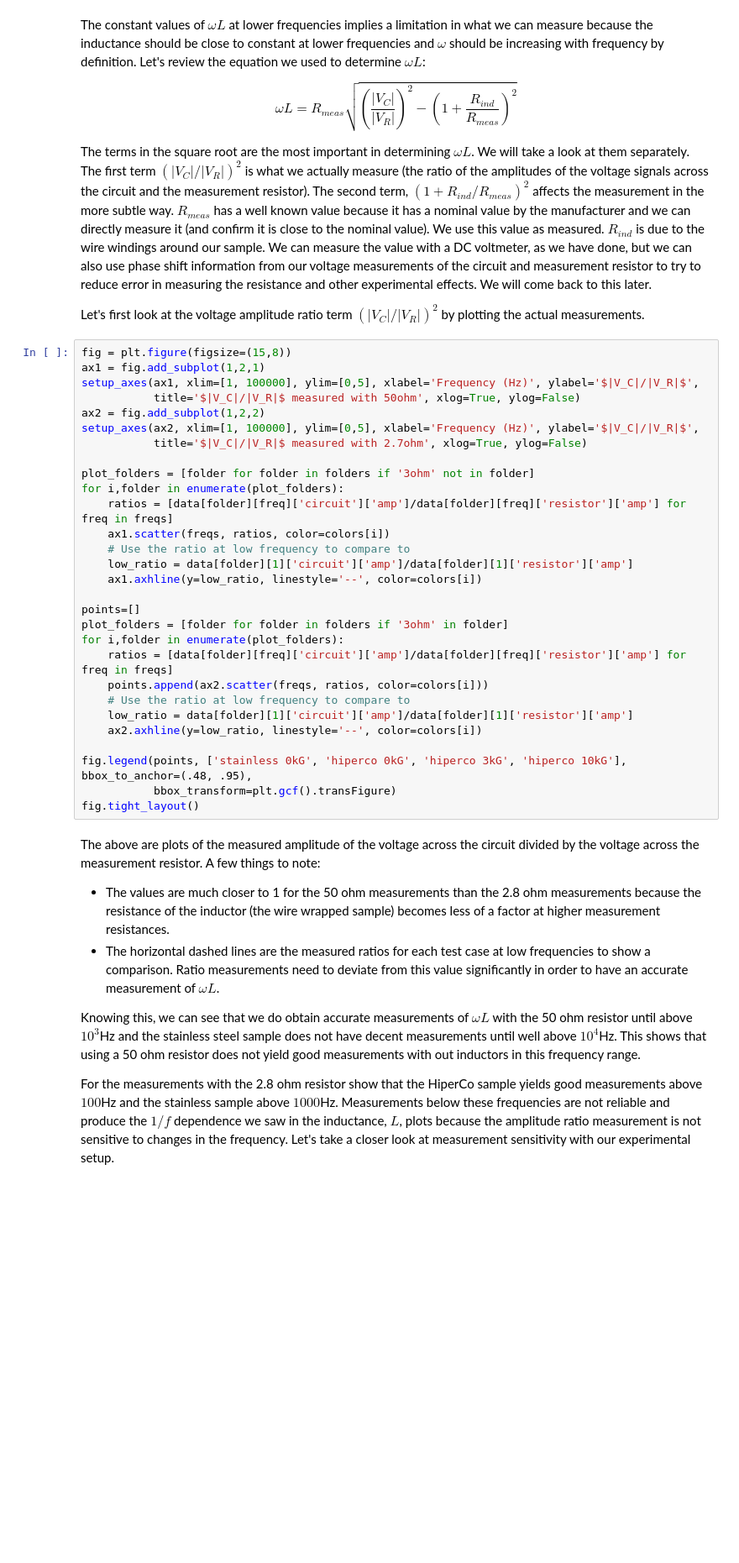
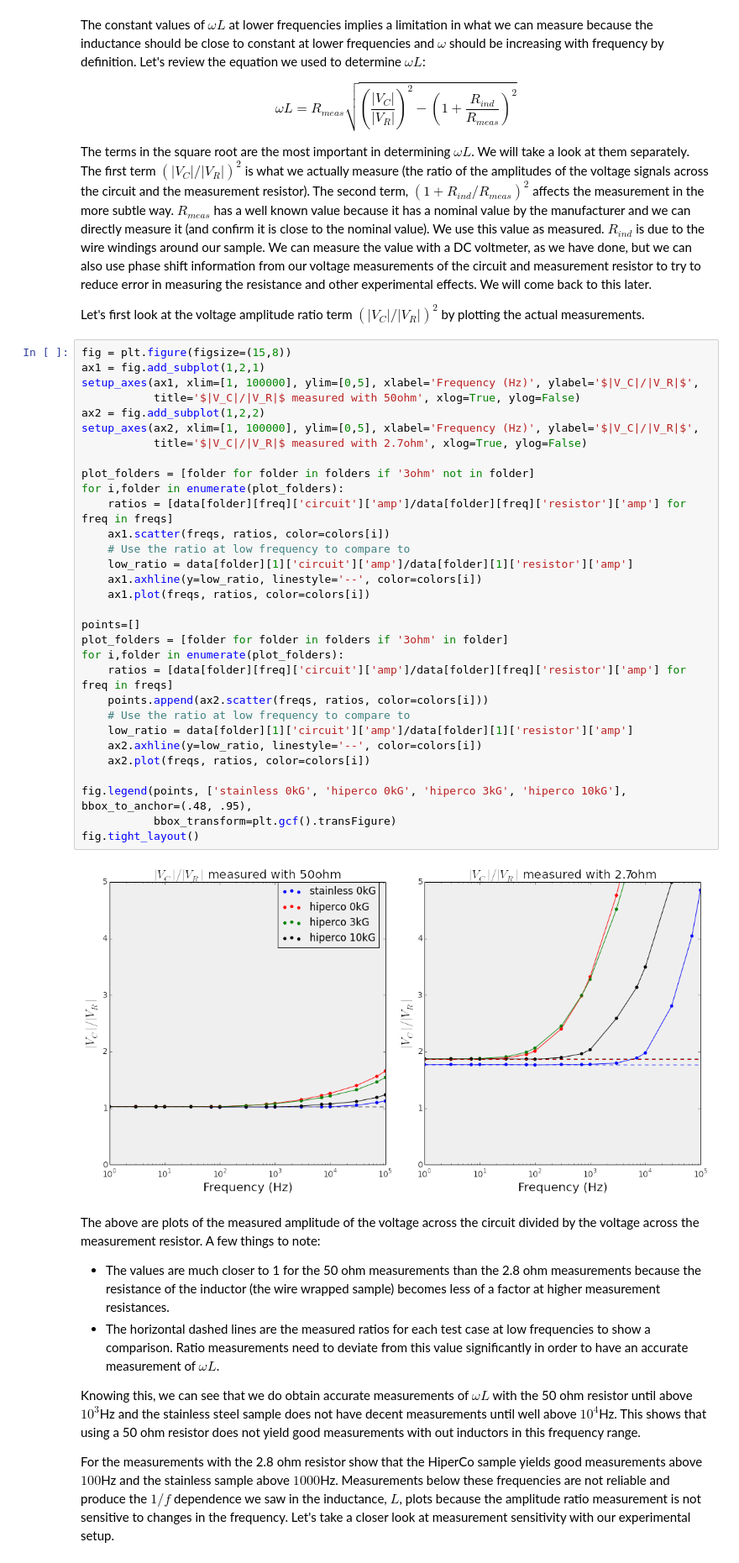
Before and after one commit to cstoafer/inductance-measurements, a Jupyter notebook: Determine mu.ipynb, the cells around one changed output. Shown at 84% size. Saved outputs shown, nothing was run; the diff lists cells and outputs as text; blank space fills up the shorter version.

```diff
--- a/Determine mu.ipynb
+++ b/Determine mu.ipynb
@@ -472,32 +419,36 @@ Let's first look at the voltage amplitude ratio term $(|V_C|/|V_R|)^2$ by plotti
 # %%
 fig = plt.figure(figsize=(15,8))
 ax1 = fig.add_subplot(1,2,1)
 setup_axes(ax1, xlim=[1, 100000], ylim=[0,5], xlabel='Frequency (Hz)', ylabel='$|V_C|/|V_R|$',
            title='$|V_C|/|V_R|$ measured with 50ohm', xlog=True, ylog=False)
 ax2 = fig.add_subplot(1,2,2)
 setup_axes(ax2, xlim=[1, 100000], ylim=[0,5], xlabel='Frequency (Hz)', ylabel='$|V_C|/|V_R|$',
            title='$|V_C|/|V_R|$ measured with 2.7ohm', xlog=True, ylog=False)
 
 plot_folders = [folder for folder in folders if '3ohm' not in folder]
 for i,folder in enumerate(plot_folders):
     ratios = [data[folder][freq]['circuit']['amp']/data[folder][freq]['resistor']['amp'] for freq in freqs]
     ax1.scatter(freqs, ratios, color=colors[i])
     # Use the ratio at low frequency to compare to
     low_ratio = data[folder][1]['circuit']['amp']/data[folder][1]['resistor']['amp']
     ax1.axhline(y=low_ratio, linestyle='--', color=colors[i])
+    ax1.plot(freqs, ratios, color=colors[i])
 
 points=[]
 plot_folders = [folder for folder in folders if '3ohm' in folder]
 for i,folder in enumerate(plot_folders):
     ratios = [data[folder][freq]['circuit']['amp']/data[folder][freq]['resistor']['amp'] for freq in freqs]
     points.append(ax2.scatter(freqs, ratios, color=colors[i]))
     # Use the ratio at low frequency to compare to
     low_ratio = data[folder][1]['circuit']['amp']/data[folder][1]['resistor']['amp']
     ax2.axhline(y=low_ratio, linestyle='--', color=colors[i])
+    ax2.plot(freqs, ratios, color=colors[i])
 
 fig.legend(points, ['stainless 0kG', 'hiperco 0kG', 'hiperco 3kG', 'hiperco 10kG'], bbox_to_anchor=(.48, .95),
            bbox_transform=plt.gcf().transFigure)
 fig.tight_layout()
+# %% [output]
+[figure, added]
 # %% [markdown]
 The above are plots of the measured amplitude of the voltage across the circuit divided by the voltage across the measurement resistor.  A few things to note:
 * The values are much closer to 1 for the 50 ohm measurements than the 2.8 ohm measurements because the resistance of the inductor (the wire wrapped sample) becomes less of a factor at higher measurement resistances.
```
Also changed, not shown: parts of 18 cells of this notebook.
